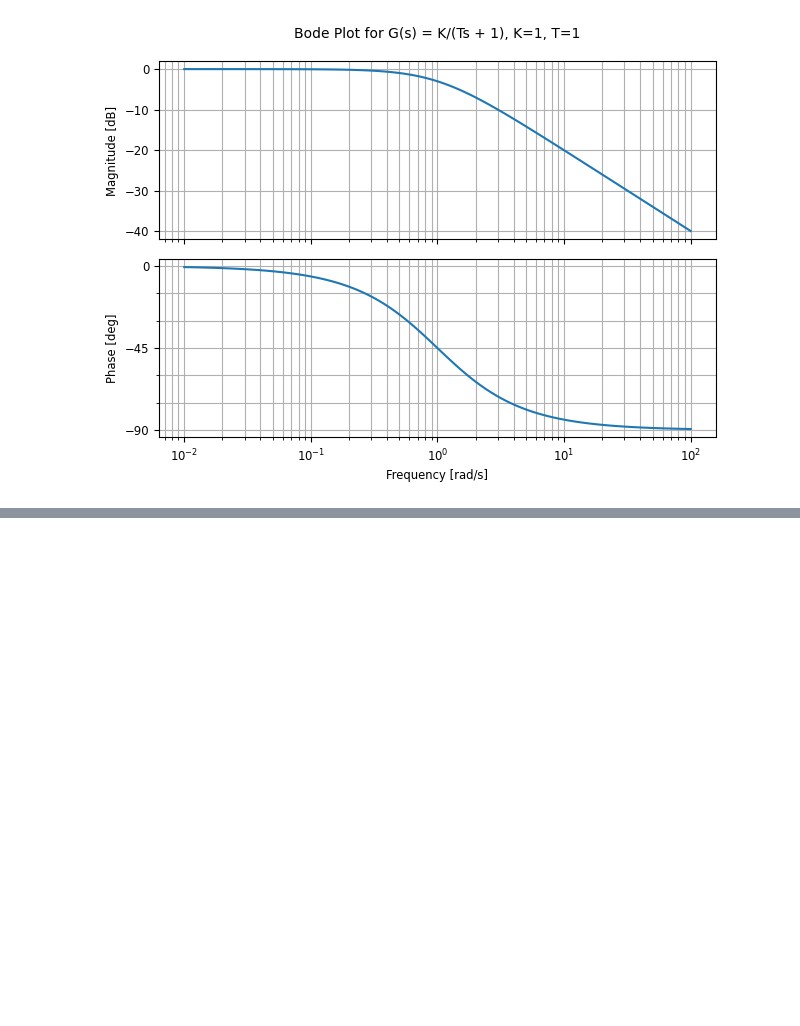
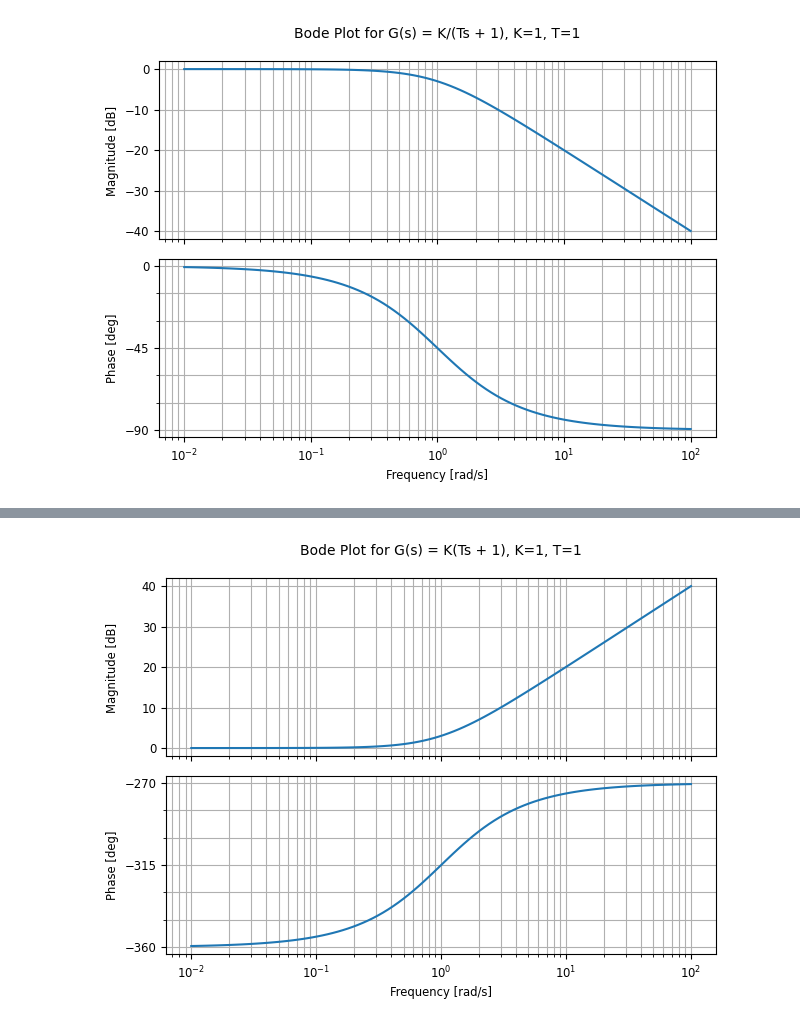
Before and after one commit to GusMtz787/Systemtheorie, a Jupyter notebook: bodePlots.ipynb, the cells around one changed output, grey strips where cells are left out. Drawn from its saved outputs; the diff is of its cells as text; code cells hidden in the pictures; blank space fills up the shorter version.

Commit message:
Add case for the PD Bode diagram.

```diff
--- a/bodePlots.ipynb
+++ b/bodePlots.ipynb
@@ -134,0 +151,15 @@ plt.show()
+# %%
+# Nimm die Übertragungsfunktion G(s) =  K(Ts + 1) (PD-Glied)
+K = 1
+T = 1
+G = ctrl.TransferFunction([K*T, K], [1])
+
+# Skizziere den Frequenzgang der Übertragungsfunktion mit dem Frequenzbereich von 0.01 bis 100 rad/s
+w = np.logspace(-2, 2, 100)
+out = ctrl.bode(G, w, dB=True)
+
+# Plotten
+out.set_plot_title("Bode Plot for G(s) = K(Ts + 1), K=1, T=1")
+plt.show()
+# %% [output]
+[figure, added]
```
Also changed, not shown: parts of 2 cells of this notebook.
